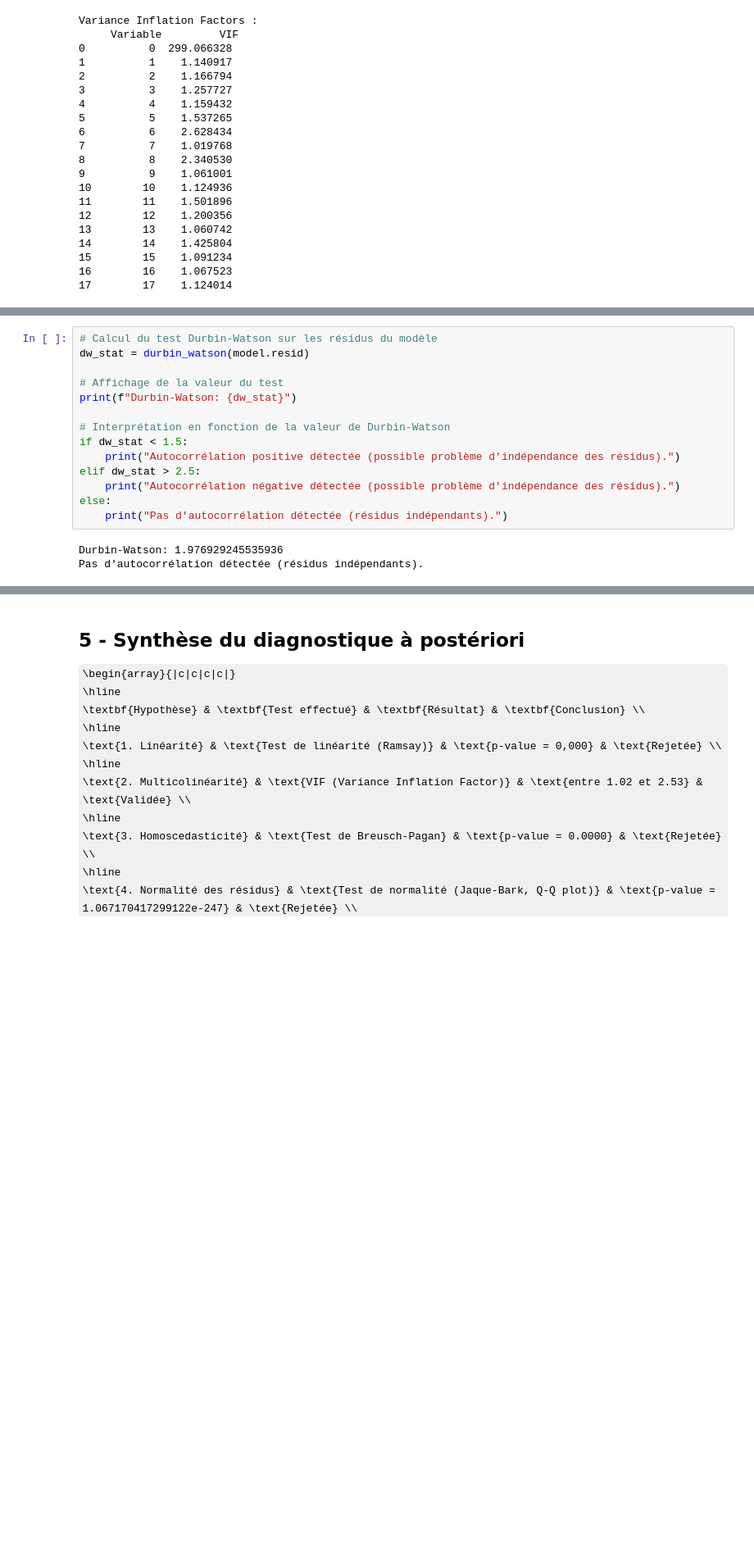
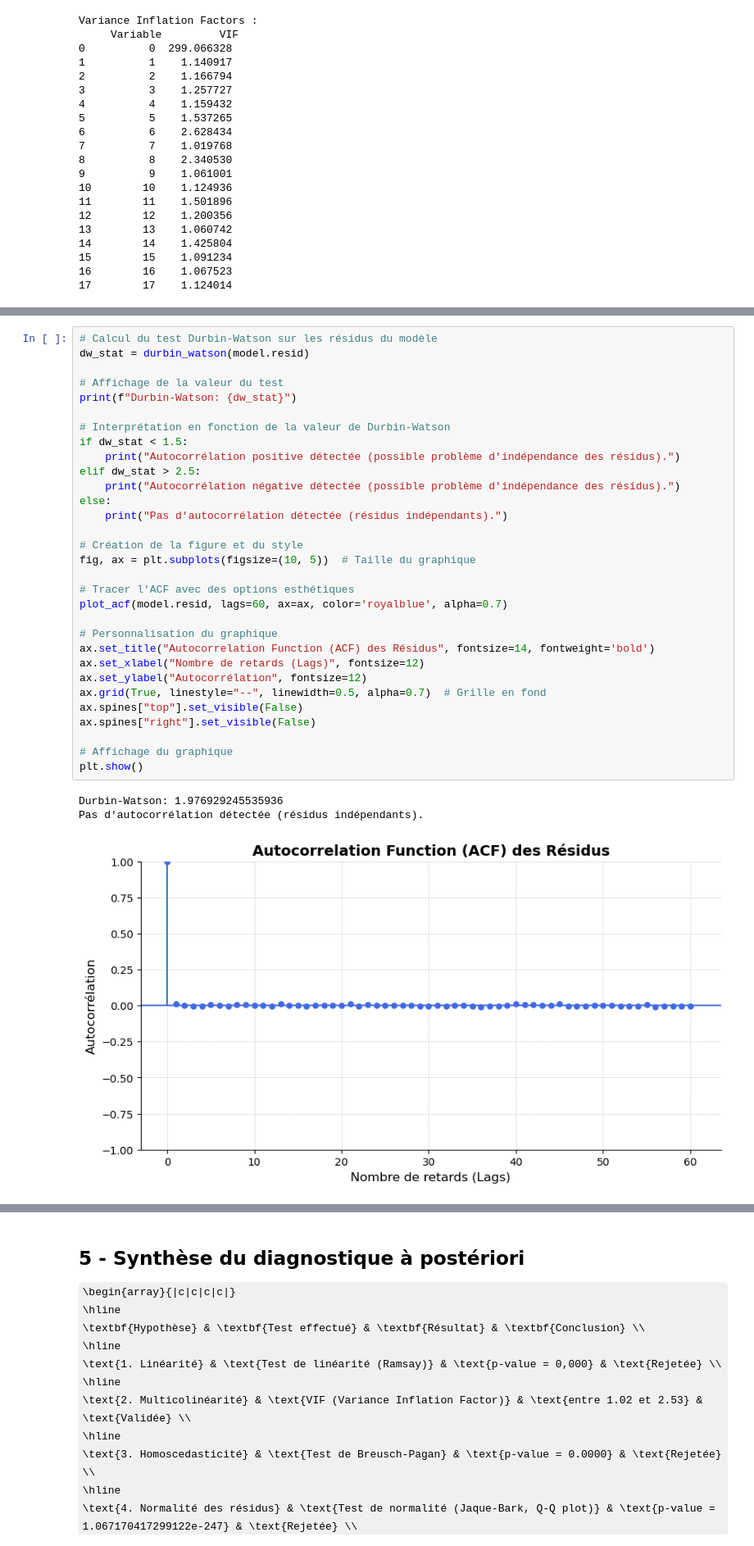
Before and after one commit to Elouan-Michy/Regression-lineaire, a Jupyter notebook: Base_spotify_pandas-Copy11.ipynb, the cells around one changed output, grey strips where cells are left out. Shown at 82% size. Drawn from its saved outputs; the diff is of its cells as text; some formulas as TeX source; blank space fills up the shorter version.

```diff
--- a/Base_spotify_pandas-Copy11.ipynb
+++ b/Base_spotify_pandas-Copy11.ipynb
@@ -907,17 +1157,35 @@ Le test de Durbin-Watson mesure l'autocorrélation des résidus d'une régressio
 # %%
 # Calcul du test Durbin-Watson sur les résidus du modèle
 dw_stat = durbin_watson(model.resid)
 
 # Affichage de la valeur du test
 print(f"Durbin-Watson: {dw_stat}")
 
 # Interprétation en fonction de la valeur de Durbin-Watson
 if dw_stat < 1.5:
     print("Autocorrélation positive détectée (possible problème d'indépendance des résidus).")
 elif dw_stat > 2.5:
     print("Autocorrélation négative détectée (possible problème d'indépendance des résidus).")
 else:
     print("Pas d'autocorrélation détectée (résidus indépendants).")
+
+# Création de la figure et du style
+fig, ax = plt.subplots(figsize=(10, 5))  # Taille du graphique
+
+# Tracer l'ACF avec des options esthétiques
+plot_acf(model.resid, lags=60, ax=ax, color='royalblue', alpha=0.7)
+
+# Personnalisation du graphique
+ax.set_title("Autocorrelation Function (ACF) des Résidus", fontsize=14, fontweight='bold')
+ax.set_xlabel("Nombre de retards (Lags)", fontsize=12)
+ax.set_ylabel("Autocorrélation", fontsize=12)
+ax.grid(True, linestyle="--", linewidth=0.5, alpha=0.7)  # Grille en fond
+ax.spines["top"].set_visible(False)
+ax.spines["right"].set_visible(False)
+
+# Affichage du graphique
+plt.show()
 # %% [output]
 Durbin-Watson: 1.976929245535936
 Pas d'autocorrélation détectée (résidus indépendants).
+[figure, added]
```
Also changed, not shown: parts of 52 cells of this notebook.
